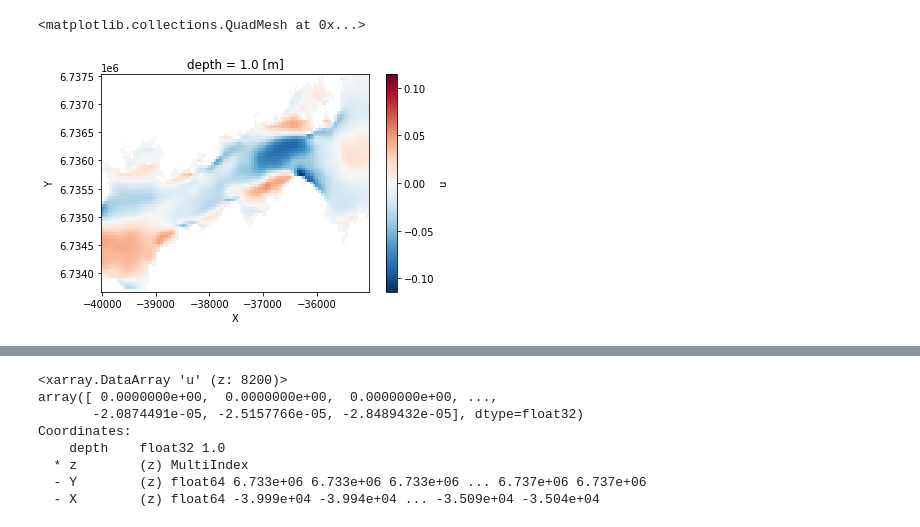
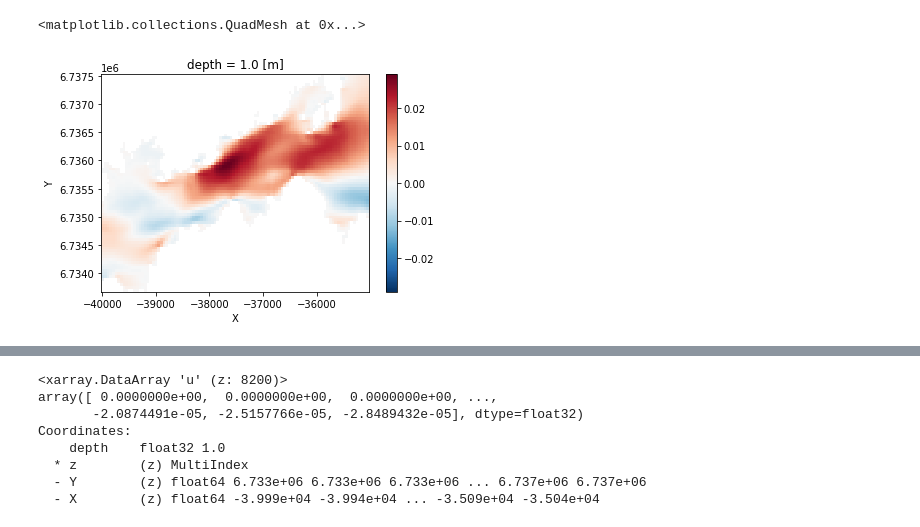
Before and after one commit to galendal/FACTS, a Jupyter notebook: eof_GA.ipynb, the cells around one changed output, grey strips where cells are left out. Drawn from its saved outputs; the diff is of its cells as text; code cells hidden in the pictures.

```diff
--- a/eof_GA.ipynb
+++ b/eof_GA.ipynb
@@ -248,0 +126,12 @@ focus.vcent.isel(time=100).unstack('z').plot()
+# %%
+B=v.data@V
+uc=xr.DataArray(B@np.transpose(V),coords=coarse.v.coords)
+A=u.data@U
+uf=xr.DataArray(A@np.transpose(U),coords=focus.u.coords)
+Aest=(np.diag(L)@np.linalg.pinv(B)).T
+uu=xr.DataArray(Aest@U.T,coords=focus.u.coords)
+# %%
+A=xr.DataArray(A,dims=('time','mode'))
+B=xr.DataArray(B,dims=('time','mode'))
+
+Aest=xr.DataArray(Aest,dims=('time','mode'))
@@ -254,5 +212,6 @@ focus.vcent.isel(time=100).unstack('z').plot()
 # %%
 uf6=focus.sel(time=slice('2010-6','2010-6'))
-tmp=coarse.sel(time=slice('2010-6','2010-6'))
-u6=(tmp.u-coarse.umean)#/(1.e-9+coarse.ustd)
-u6
+uc6=coarse.sel(time=slice('2010-6','2010-6'))
+
+uf6=my_mask(uf6.unstack('z'),calcMeans=True)
+uc6=my_mask(uc6.unstack('z'),calcMeans=True)
@@ -285,8 +227,8 @@ u6.mean(dim='time').unstack('z').plot()
 # %%
-
-B6=u6.data@V
+rho=np.var(B,axis=0) #np.var(u.data.T)*
+B6=uc6.ucent.data@V
 #uc6=xr.DataArray(B@V.T,coords=u6.coords)
-A6=np.linalg.pinv(B6).T@np.diag(L) #np.linalg.pinv(B6).T@np.diag(L)
+A6=np.linalg.pinv(B6).T@np.diag(np.var(B6,axis=0)*L/rho) #np.linalg.pinv(B6).T@np.diag(L)
 print(np.shape(A6))
 uu6=xr.DataArray(A6@U.T,coords=uf6.coords)
 # %% [output]
@@ -294,5 +258,5 @@ uu6=xr.DataArray(A6@U.T,coords=uf6.coords)
 # %%
-uf6.u.mean(dim='time').unstack('z').plot()
+(uu6).mean(dim='time').unstack('z').plot()
 # %% [output]
 <matplotlib.collections.QuadMesh at 0x...>
-[figure, old version]
+[figure, new version]
```
Also changed, not shown: parts of 48 cells of this notebook, 1 other file.
